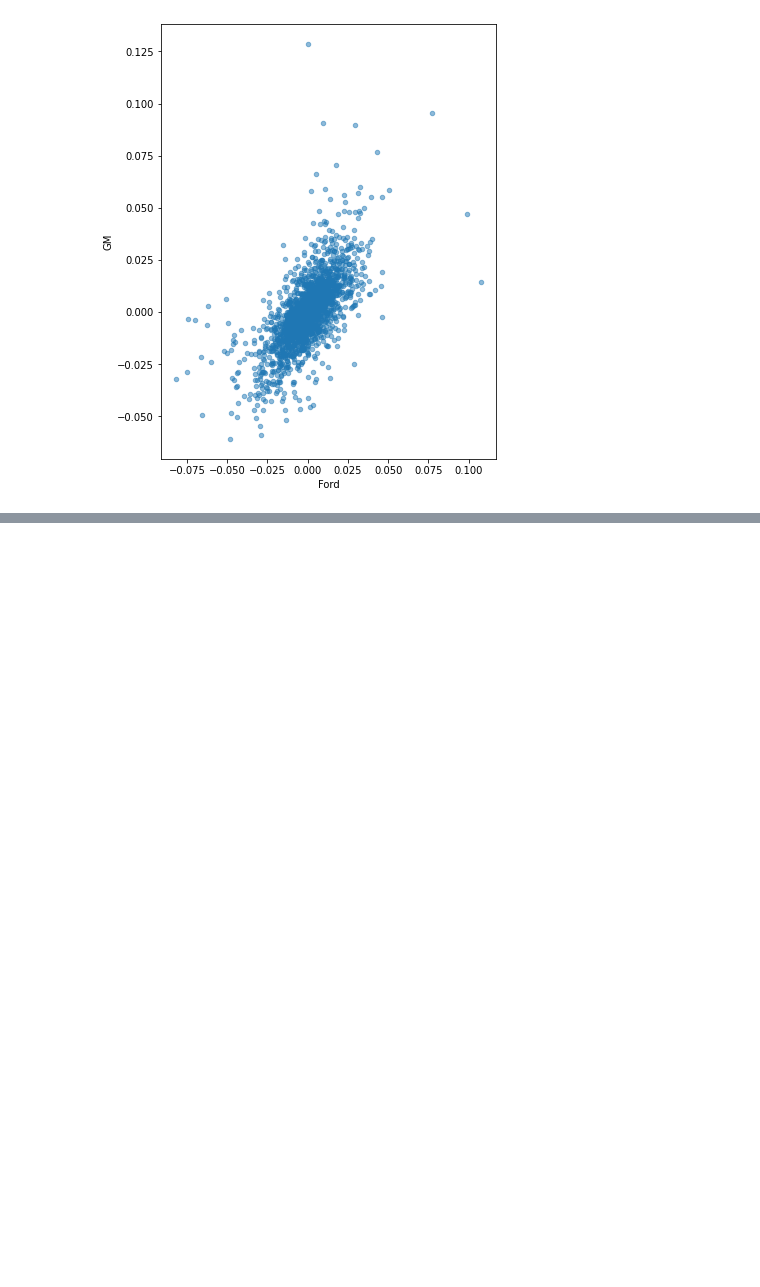
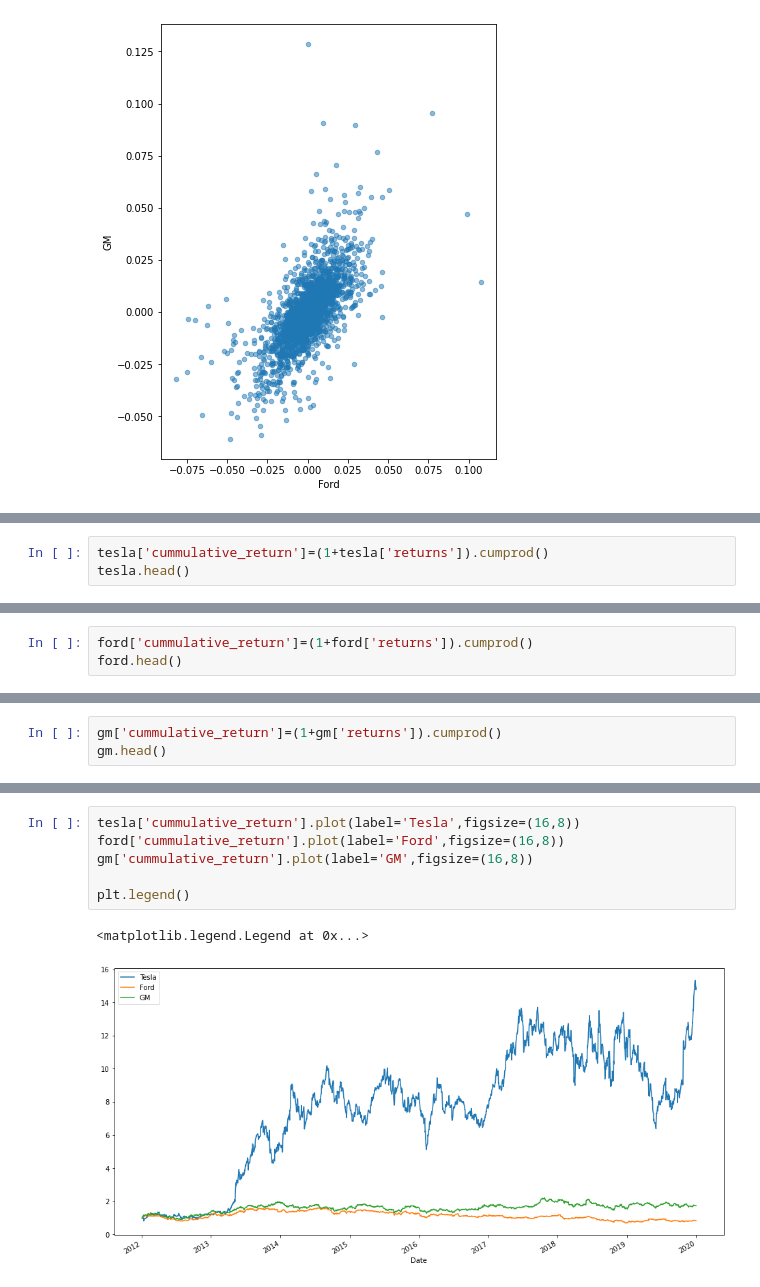
Before and after one commit to DeepankarAcharyya/Stock_Market_Analysis_Capstone_Project, a Jupyter notebook: Stock_Market_Analysis_Capstone_Project.ipynb, the cells around one changed output, grey strips where cells are left out. Cells and saved outputs as stored; diff of their text form; blank space fills up the shorter version.

```diff
--- a/Stock_Market_Analysis_Capstone_Project.ipynb
+++ b/Stock_Market_Analysis_Capstone_Project.ipynb
@@ -178,0 +181,3 @@ Cummulative Daily Returns:
+# %%
+tesla['cummulative_return']=(1+tesla['returns']).cumprod()
+tesla.head()
@@ -178,0 +192,3 @@ Cummulative Daily Returns:
+# %%
+ford['cummulative_return']=(1+ford['returns']).cumprod()
+ford.head()
@@ -178,0 +203,3 @@ Cummulative Daily Returns:
+# %%
+gm['cummulative_return']=(1+gm['returns']).cumprod()
+gm.head()
@@ -178,0 +214,9 @@ Cummulative Daily Returns:
+# %%
+tesla['cummulative_return'].plot(label='Tesla',figsize=(16,8))
+ford['cummulative_return'].plot(label='Ford',figsize=(16,8))
+gm['cummulative_return'].plot(label='GM',figsize=(16,8))
+
+plt.legend()
+# %% [output]
+<matplotlib.legend.Legend at 0x...>
+[figure, added]
```
Also changed, not shown: parts of 5 cells of this notebook.
